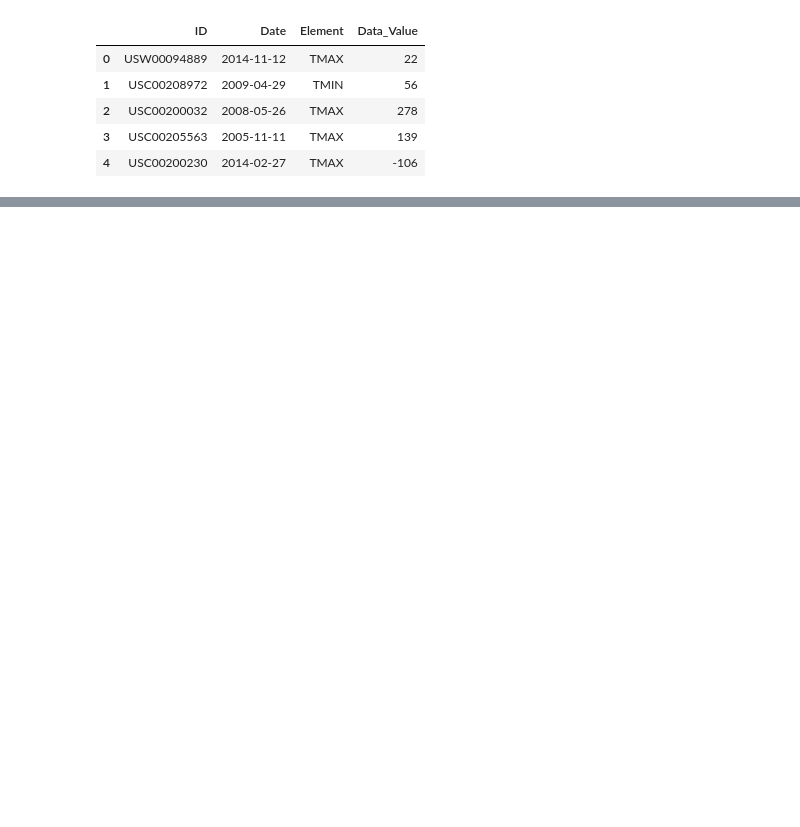
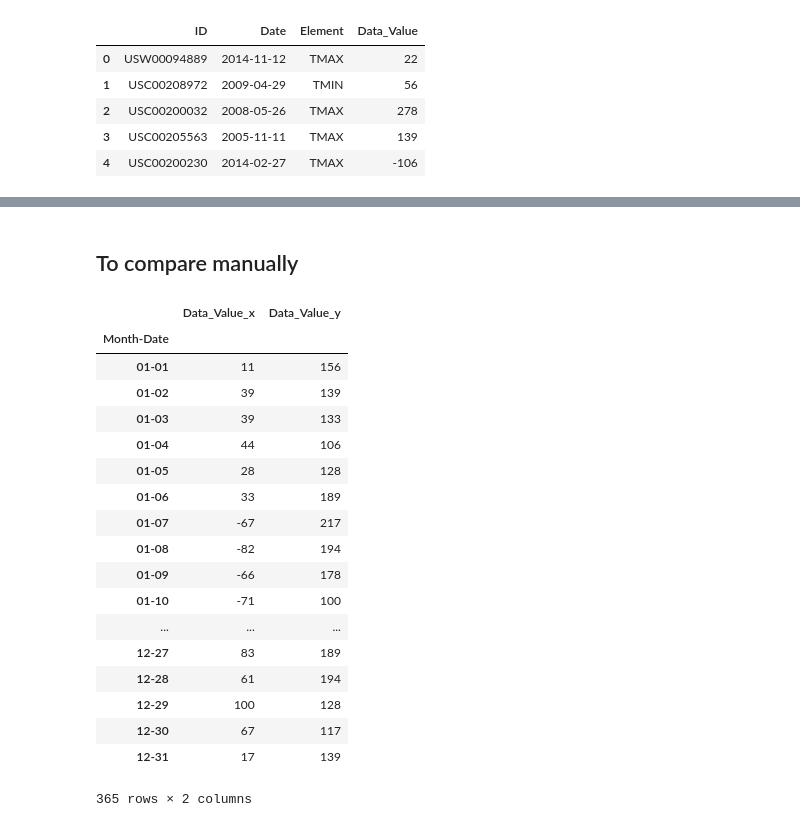
Before and after one commit to YinanDoggo/Online_course, a Jupyter notebook: ML/App/Assignment2.ipynb, the cells around one changed output, grey strips where cells are left out. Cells and saved outputs as stored; diff of their text form; code cells hidden in the pictures; blank space fills up the shorter version.

```diff
--- a/ML/App/Assignment2.ipynb
+++ b/ML/App/Assignment2.ipynb
@@ -107,0 +126,25 @@ print(broken_min)
+# %% [markdown]
+## To compare manually
+# %%
+#print(max_15)
+pd.merge(max_15, max_ally, on = "Month-Date")
+# %% [output]
+|  | Data_Value_x | Data_Value_y |
+| Month-Date |  |  |
+| 01-01 | 11 | 156 |
+| 01-02 | 39 | 139 |
+| 01-03 | 39 | 133 |
+| 01-04 | 44 | 106 |
+| 01-05 | 28 | 128 |
+| 01-06 | 33 | 189 |
+| 01-07 | -67 | 217 |
+| 01-08 | -82 | 194 |
+| 01-09 | -66 | 178 |
+| 01-10 | -71 | 100 |
+| ... | ... | ... |
+| 12-27 | 83 | 189 |
+| 12-28 | 61 | 194 |
+| 12-29 | 100 | 128 |
+| 12-30 | 67 | 117 |
+| 12-31 | 17 | 139 |
+365 rows × 2 columns
```
Also changed, not shown: parts of 20 cells of this notebook, 11 other files.
